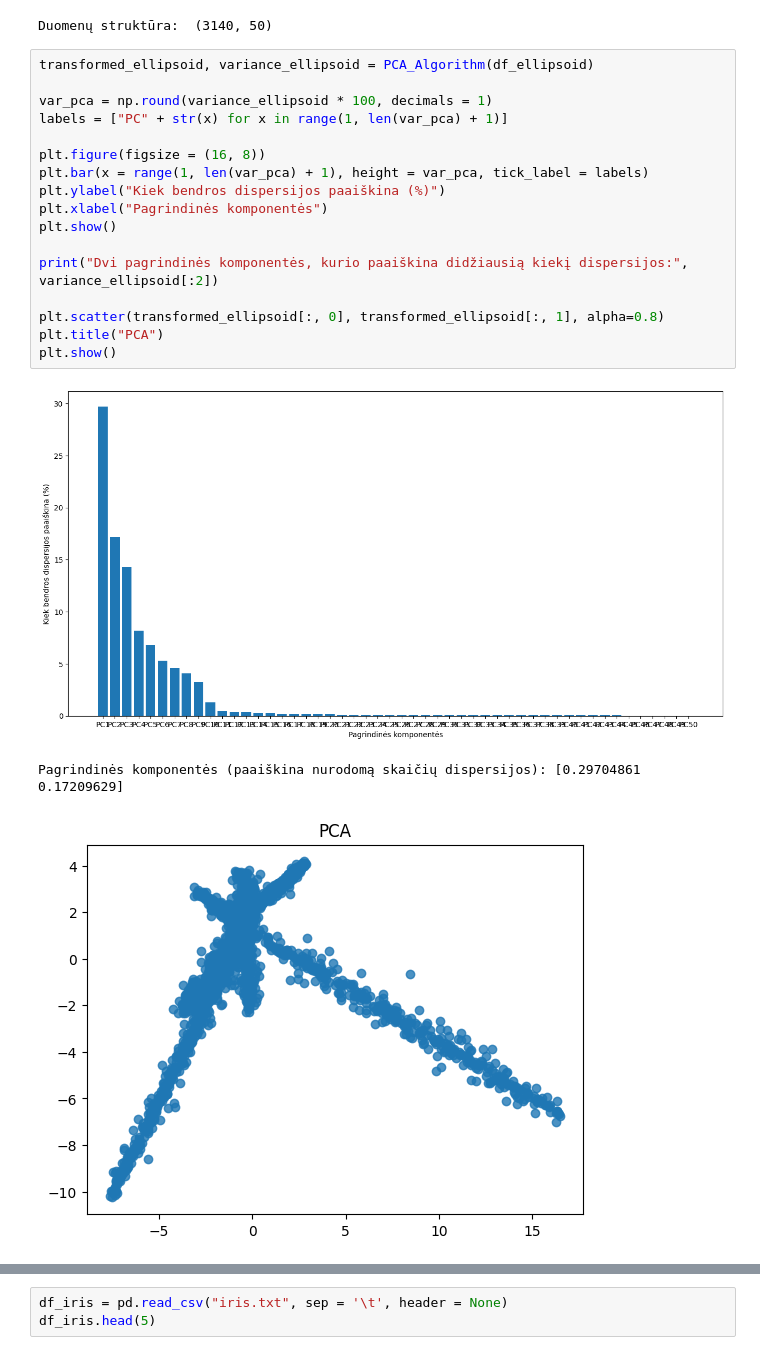
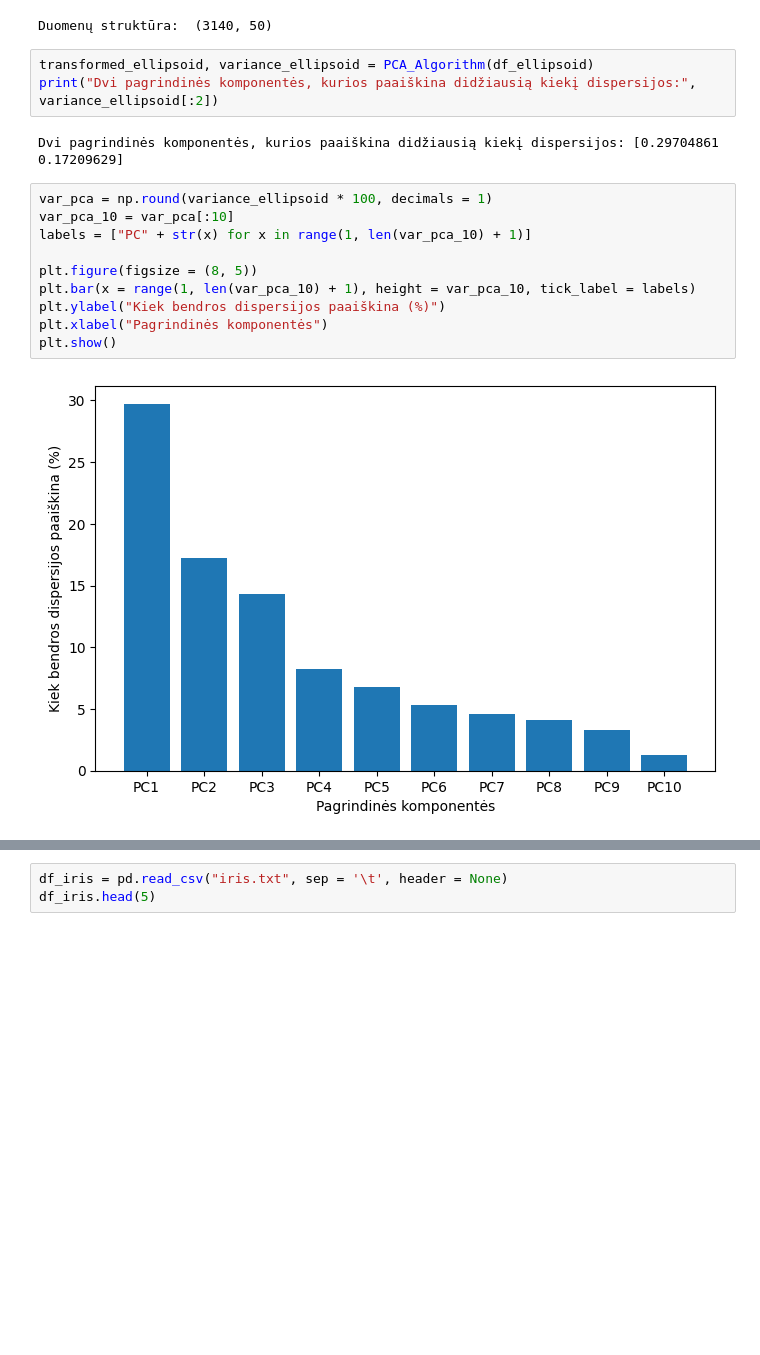
Before and after one commit to EvelinaDu/Papildomi_duomenu_vizualizavimo_skyriai, a Jupyter notebook: Algoritmas/kodas.ipynb, the cells around one changed output, grey strips where cells are left out. Cells and saved outputs as stored; diff of their text form; blank space fills up the shorter version.

```diff
--- a/Algoritmas/kodas.ipynb
+++ b/Algoritmas/kodas.ipynb
@@ -34,22 +35,18 @@ print("Duomenų struktūra: ", df_ellipsoid.shape)
 Duomenų struktūra:  (3140, 50)
 # %%
 transformed_ellipsoid, variance_ellipsoid = PCA_Algorithm(df_ellipsoid)
-
-var_pca = np.round(variance_ellipsoid * 100, decimals = 1)
-labels = ["PC" + str(x) for x in range(1, len(var_pca) + 1)]
-
-plt.figure(figsize = (16, 8))
-plt.bar(x = range(1, len(var_pca) + 1), height = var_pca, tick_label = labels)
-plt.ylabel("Kiek bendros dispersijos paaiškina (%)")
-plt.xlabel("Pagrindinės komponentės")
-plt.show()
-
-print("Dvi pagrindinės komponentės, kurio paaiškina didžiausią kiekį dispersijos:", variance_ellipsoid[:2])
-
-plt.scatter(transformed_ellipsoid[:, 0], transformed_ellipsoid[:, 1], alpha=0.8)
-plt.title("PCA")
-plt.show()
+print("Dvi pagrindinės komponentės, kurios paaiškina didžiausią kiekį dispersijos:", variance_ellipsoid[:2])
 # %% [output]
-[figure, removed]
-Pagrindinės komponentės (paaiškina nurodomą skaičių dispersijos): [0.29704861 0.17209629]
+Dvi pagrindinės komponentės, kurios paaiškina didžiausią kiekį dispersijos: [0.29704861 0.17209629]
-[figure, removed]
+# %%
+var_pca = np.round(variance_ellipsoid * 100, decimals = 1)
+var_pca_10 = var_pca[:10]
+labels = ["PC" + str(x) for x in range(1, len(var_pca_10) + 1)]
+
+plt.figure(figsize = (8, 5))
+plt.bar(x = range(1, len(var_pca_10) + 1), height = var_pca_10, tick_label = labels)
+plt.ylabel("Kiek bendros dispersijos paaiškina (%)")
+plt.xlabel("Pagrindinės komponentės")
+plt.show()
+# %% [output]
+[figure, added]
```
Also changed, not shown: parts of 20 cells of this notebook.
